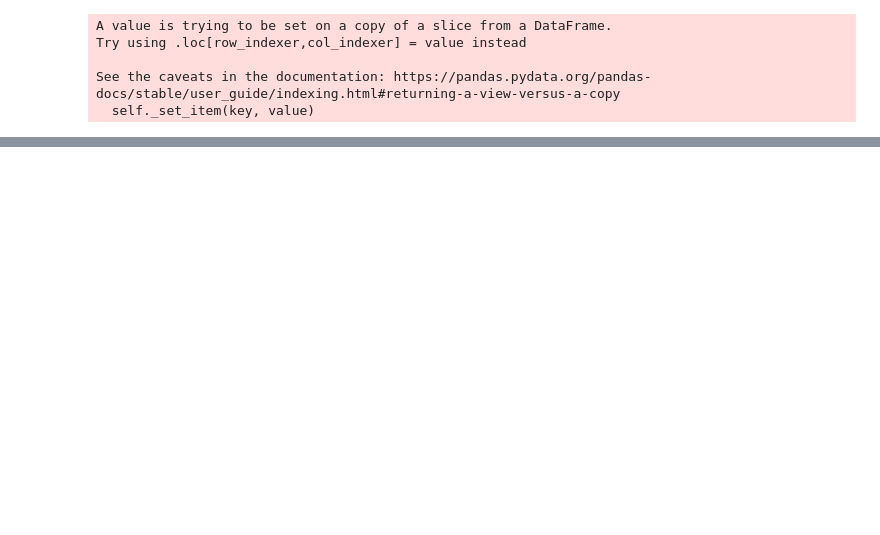
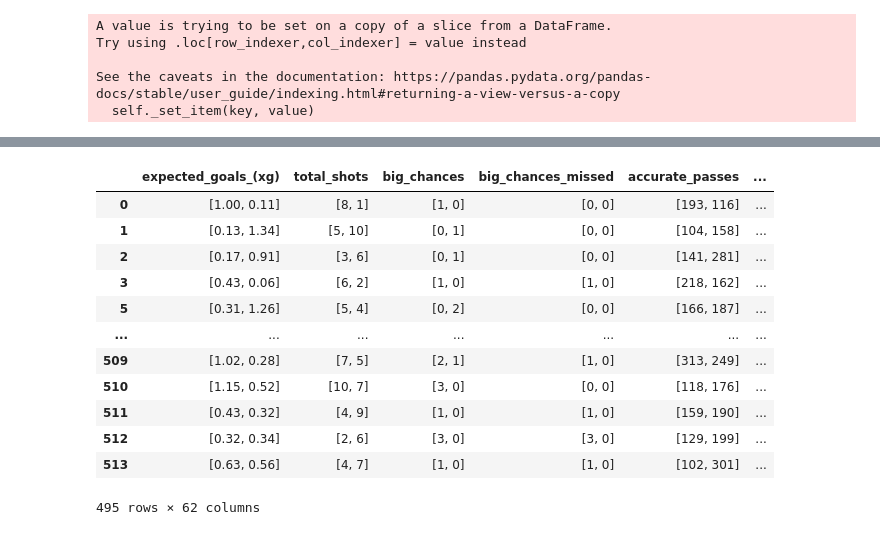
Before and after one commit to ido-tzhori/halftime, a Jupyter notebook: feature_engineering.ipynb, the cells around one changed output, grey strips where cells are left out. Cells and saved outputs as stored; diff of their text form; code cells hidden in the pictures; blank space fills up the shorter version.

```diff
--- a/feature_engineering.ipynb
+++ b/feature_engineering.ipynb
@@ -105,10 +124,26 @@ test.head(30)
 # %%
-remove = [42,254,18,326,22,319,76]
+remove = [42,254,18,326,22,319,76, 514]
 # %%
 df = df.drop(remove)
 df = df.drop(['url','odds_url'], axis = 1)
 # %%
 df = df.reset_index(drop = True)
-df = df[df['odds_sum'] > 1.03]
+df = df[df['odds_sum'] > 1.02]
+# %%
+df
+# %% [output]
+|  | expected_goals_(xg) | total_shots | big_chances | big_chances_missed | accurate_passes | ... |
+| 0 | [1.00, 0.11] | [8, 1] | [1, 0] | [0, 0] | [193, 116] | ... |
+| 1 | [0.13, 1.34] | [5, 10] | [0, 1] | [0, 0] | [104, 158] | ... |
+| 2 | [0.17, 0.91] | [3, 6] | [0, 1] | [0, 0] | [141, 281] | ... |
+| 3 | [0.43, 0.06] | [6, 2] | [1, 0] | [1, 0] | [218, 162] | ... |
+| 5 | [0.31, 1.26] | [5, 4] | [0, 2] | [0, 0] | [166, 187] | ... |
+| ... | ... | ... | ... | ... | ... | ... |
+| 509 | [1.02, 0.28] | [7, 5] | [2, 1] | [1, 0] | [313, 249] | ... |
+| 510 | [1.15, 0.52] | [10, 7] | [3, 0] | [0, 0] | [118, 176] | ... |
+| 511 | [0.43, 0.32] | [4, 9] | [1, 0] | [1, 0] | [159, 190] | ... |
+| 512 | [0.32, 0.34] | [2, 6] | [3, 0] | [3, 0] | [129, 199] | ... |
+| 513 | [0.63, 0.56] | [4, 7] | [1, 0] | [1, 0] | [102, 301] | ... |
+495 rows × 62 columns
 # %%
 df.to_csv('f_eng_df.csv')
```
Also changed, not shown: parts of 6 cells of this notebook.
